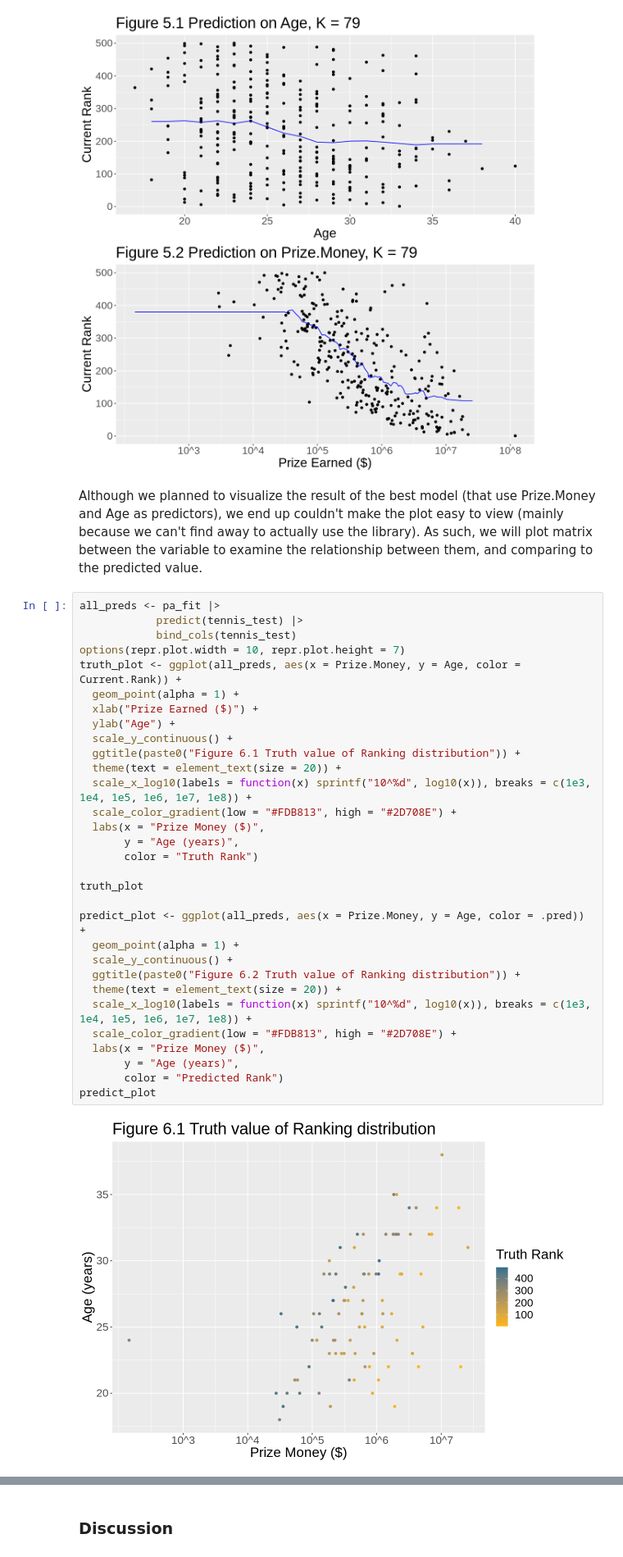
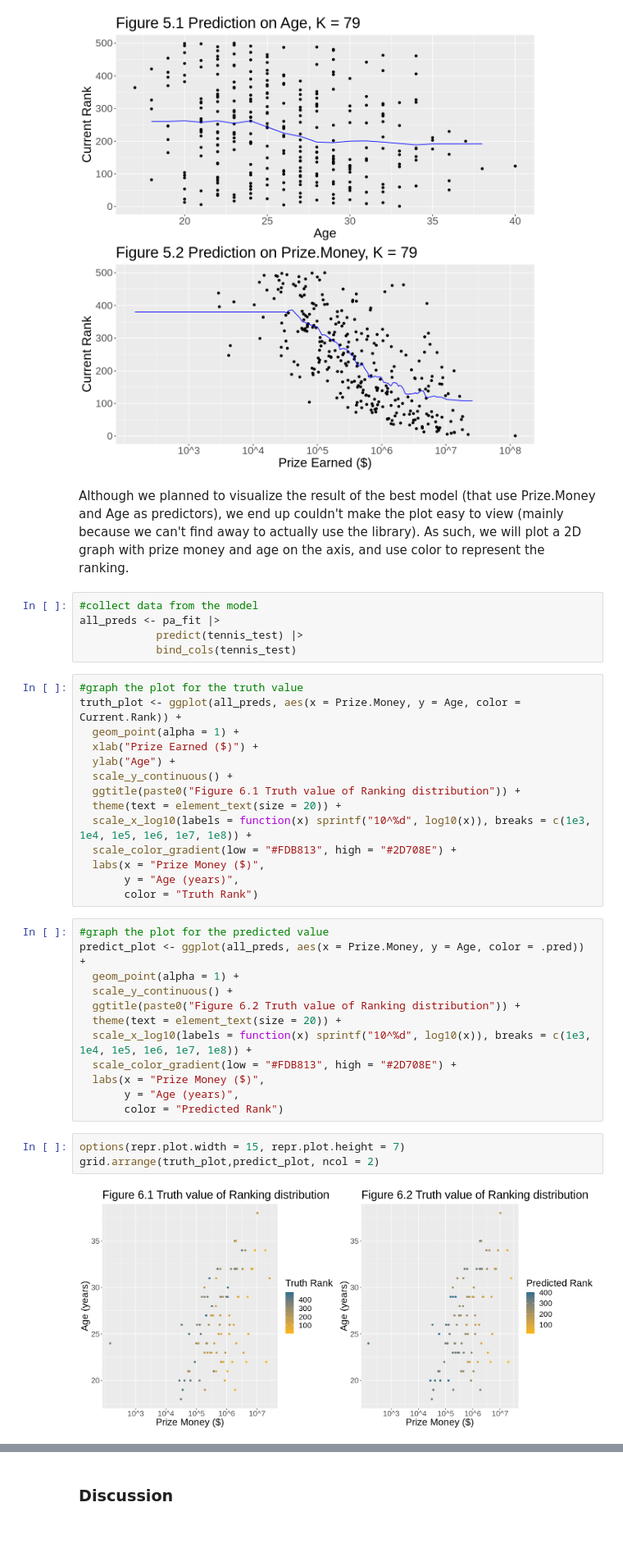
Before and after one commit to tarauboviccc/DSCI100_105_group_project, a Jupyter notebook: final_report.ipynb, the cells around one changed output, grey strips where cells are left out. Shown at 82% size. Drawn from its saved outputs; the diff is of its cells as text; blank space fills up the shorter version.

Commit message:
re-size codeblock

```diff
--- a/final_report.ipynb
+++ b/final_report.ipynb
@@ -839,37 +839,40 @@ plot_grid(age_plot, prize_plot, nrow = 2, align = "h", rel_widths = c(1, 1))
 [1] "Figure 5"
 [figure]
 # %% [markdown]
-Although we planned to visualize the result of the best model (that use Prize.Money and Age as predictors), we end up couldn't make the plot easy to view (mainly because we can't find away to actually use the library). As such, we will plot matrix between the variable to examine the relationship between them, and comparing to the predicted value.
+Although we planned to visualize the result of the best model (that use Prize.Money and Age as predictors), we end up couldn't make the plot easy to view (mainly because we can't find away to actually use the library). As such, we will plot a 2D graph with prize money and age on the axis, and use color to represent the ranking.
+# %%
+#collect data from the model
+all_preds <- pa_fit |>
+            predict(tennis_test) |>
+            bind_cols(tennis_test)
+# %%
+#graph the plot for the truth value
+truth_plot <- ggplot(all_preds, aes(x = Prize.Money, y = Age, color = Current.Rank)) +
+  geom_point(alpha = 1) +
+  xlab("Prize Earned ($)") +
+  ylab("Age") +
+  scale_y_continuous() +
+  ggtitle(paste0("Figure 6.1 Truth value of Ranking distribution")) +
+  theme(text = element_text(size = 20)) +
+  scale_x_log10(labels = function(x) sprintf("10^%d", log10(x)), breaks = c(1e3, 1e4, 1e5, 1e6, 1e7, 1e8)) +
+  scale_color_gradient(low = "#FDB813", high = "#2D708E") +
+  labs(x = "Prize Money ($)",
+       y = "Age (years)",
+       color = "Truth Rank")
+# %%
+#graph the plot for the predicted value
+predict_plot <- ggplot(all_preds, aes(x = Prize.Money, y = Age, color = .pred)) +
+  geom_point(alpha = 1) +
+  scale_y_continuous() +
+  ggtitle(paste0("Figure 6.2 Truth value of Ranking distribution")) +
+  theme(text = element_text(size = 20)) +
+  scale_x_log10(labels = function(x) sprintf("10^%d", log10(x)), breaks = c(1e3, 1e4, 1e5, 1e6, 1e7, 1e8)) +
+  scale_color_gradient(low = "#FDB813", high = "#2D708E") +
+  labs(x = "Prize Money ($)",
+       y = "Age (years)",
+       color = "Predicted Rank")
 # %%
-all_preds <- pa_fit |>
-            predict(tennis_test) |>
-            bind_cols(tennis_test)
-options(repr.plot.width = 10, repr.plot.height = 7)
-truth_plot <- ggplot(all_preds, aes(x = Prize.Money, y = Age, color = Current.Rank)) +
-  geom_point(alpha = 1) +
-  xlab("Prize Earned ($)") +
-  ylab("Age") +
-  scale_y_continuous() +
-  ggtitle(paste0("Figure 6.1 Truth value of Ranking distribution")) +
-  theme(text = element_text(size = 20)) +
-  scale_x_log10(labels = function(x) sprintf("10^%d", log10(x)), breaks = c(1e3, 1e4, 1e5, 1e6, 1e7, 1e8)) +
-  scale_color_gradient(low = "#FDB813", high = "#2D708E") +
-  labs(x = "Prize Money ($)",
-       y = "Age (years)",
-       color = "Truth Rank")
-
-truth_plot
-
-predict_plot <- ggplot(all_preds, aes(x = Prize.Money, y = Age, color = .pred)) +
-  geom_point(alpha = 1) +
-  scale_y_continuous() +
-  ggtitle(paste0("Figure 6.2 Truth value of Ranking distribution")) +
-  theme(text = element_text(size = 20)) +
-  scale_x_log10(labels = function(x) sprintf("10^%d", log10(x)), breaks = c(1e3, 1e4, 1e5, 1e6, 1e7, 1e8)) +
-  scale_color_gradient(low = "#FDB813", high = "#2D708E") +
-  labs(x = "Prize Money ($)",
-       y = "Age (years)",
-       color = "Predicted Rank")
-predict_plot
+options(repr.plot.width = 15, repr.plot.height = 7)
+grid.arrange(truth_plot,predict_plot, ncol = 2)
 # %% [output]
-[figure, old version]
+[figure, new version]
```
Also changed, not shown: parts of 20 cells of this notebook.
